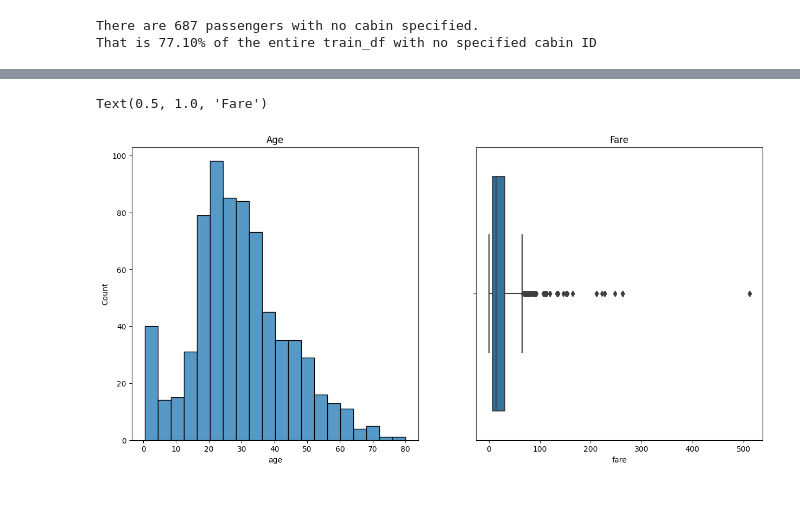
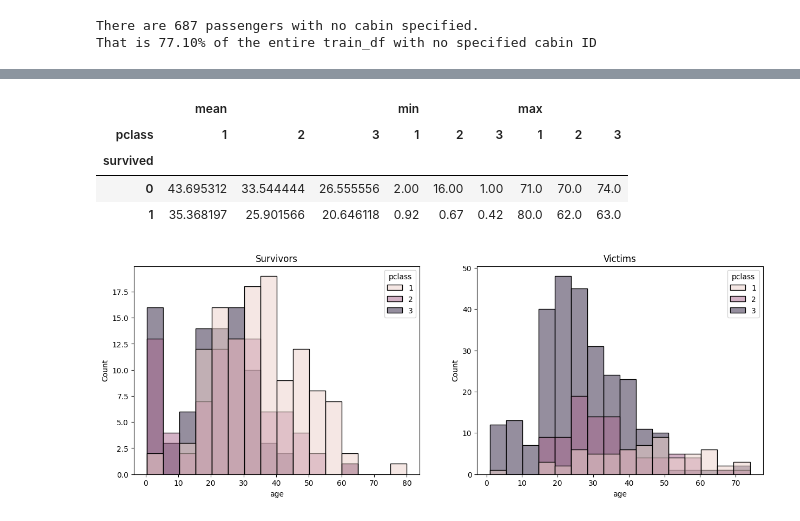
Before and after one commit to RuizLorenzoChavez/practical-ML, a Jupyter notebook: titanic.ipynb, the cells around one changed output, grey strips where cells are left out. Drawn from its saved outputs; the diff is of its cells as text; code cells hidden in the pictures.

Commit message:
add more viz exploring distribution of data

```diff
--- a/titanic.ipynb
+++ b/titanic.ipynb
@@ -144,15 +223,28 @@ for i, col in enumerate(bar_list):
 # %%
-fig, axs = plt.subplots(1,2, figsize=(15,7))
+fig, axs = plt.subplots(1,2, figsize=(15,5))
 
-sns.histplot(data=train_df,
+sns.histplot(data=survivors,
              x="age",
-             ax=axs[0])
-axs[0].set_title("Age")
+             hue="pclass",
+             ax=axs[0],
+             hue_order=["male", "female"]
+             )
+axs[0].set_title("Survivors")
 
-sns.boxplot(data=train_df,
-            x="fare",
-            ax=axs[1])
-axs[1].set_title("Fare")
+sns.histplot(data=victims,
+             x="age",
+             hue="pclass",
+             ax=axs[1],
+             hue_order=["male", "female"]
+             )
+axs[1].set_title("Victims")
+
+pclass_numerical = pd.crosstab(train_df.survived, train_df.pclass, train_df.age, aggfunc=[np.mean, min, max])
+display(pclass_numerical)
 # %% [output]
-Text(0.5, 1.0, 'Fare')
+|  | mean |  |  | min |  |  | max |  |  |
+| pclass | 1 | 2 | 3 | 1 | 2 | 3 | 1 | 2 | 3 |
+| survived |  |  |  |  |  |  |  |  |  |
+| 0 | 43.695312 | 33.544444 | 26.555556 | 2.00 | 16.00 | 1.00 | 71.0 | 70.0 | 74.0 |
+| 1 | 35.368197 | 25.901566 | 20.646118 | 0.92 | 0.67 | 0.42 | 80.0 | 62.0 | 63.0 |
-[figure, old version]
+[figure, new version]
```
Also changed, not shown: parts of 6 cells of this notebook.
